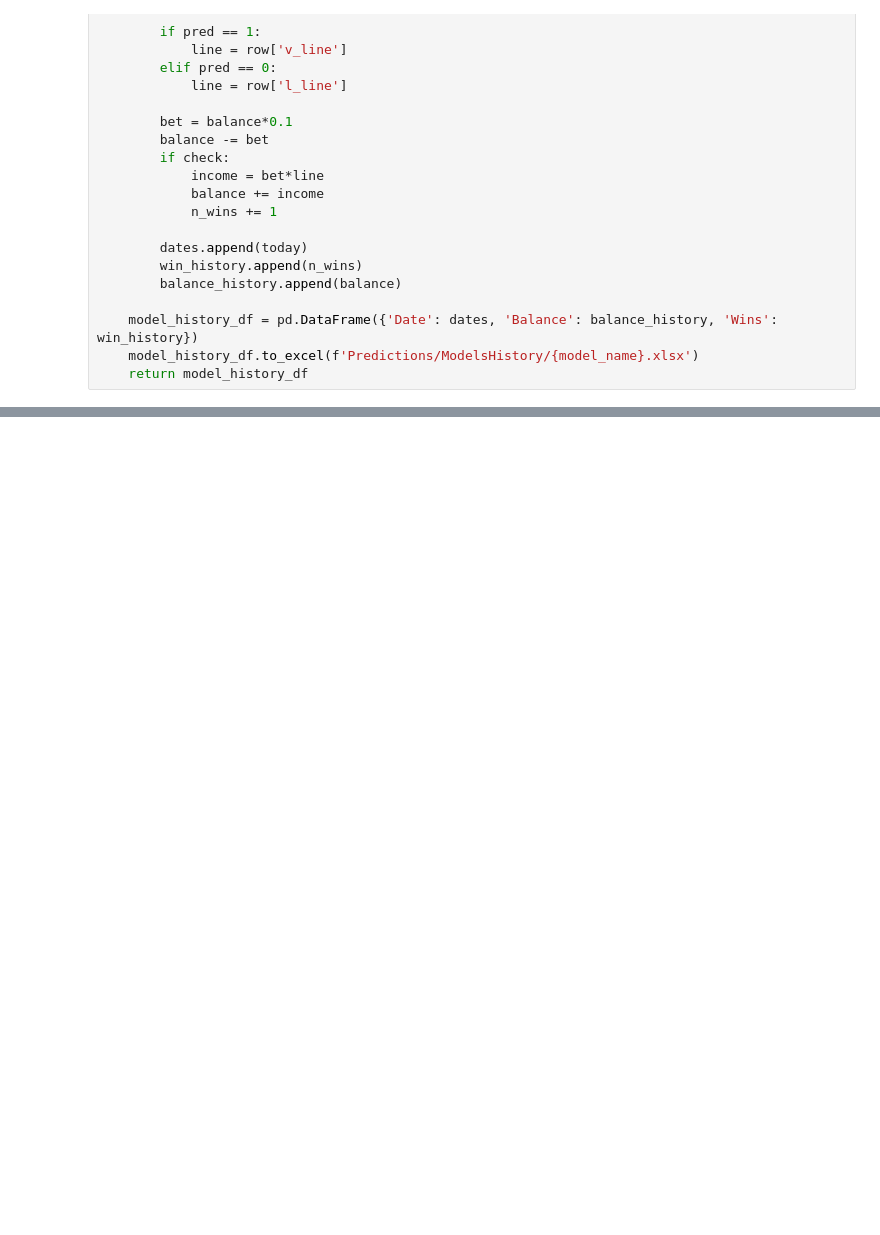
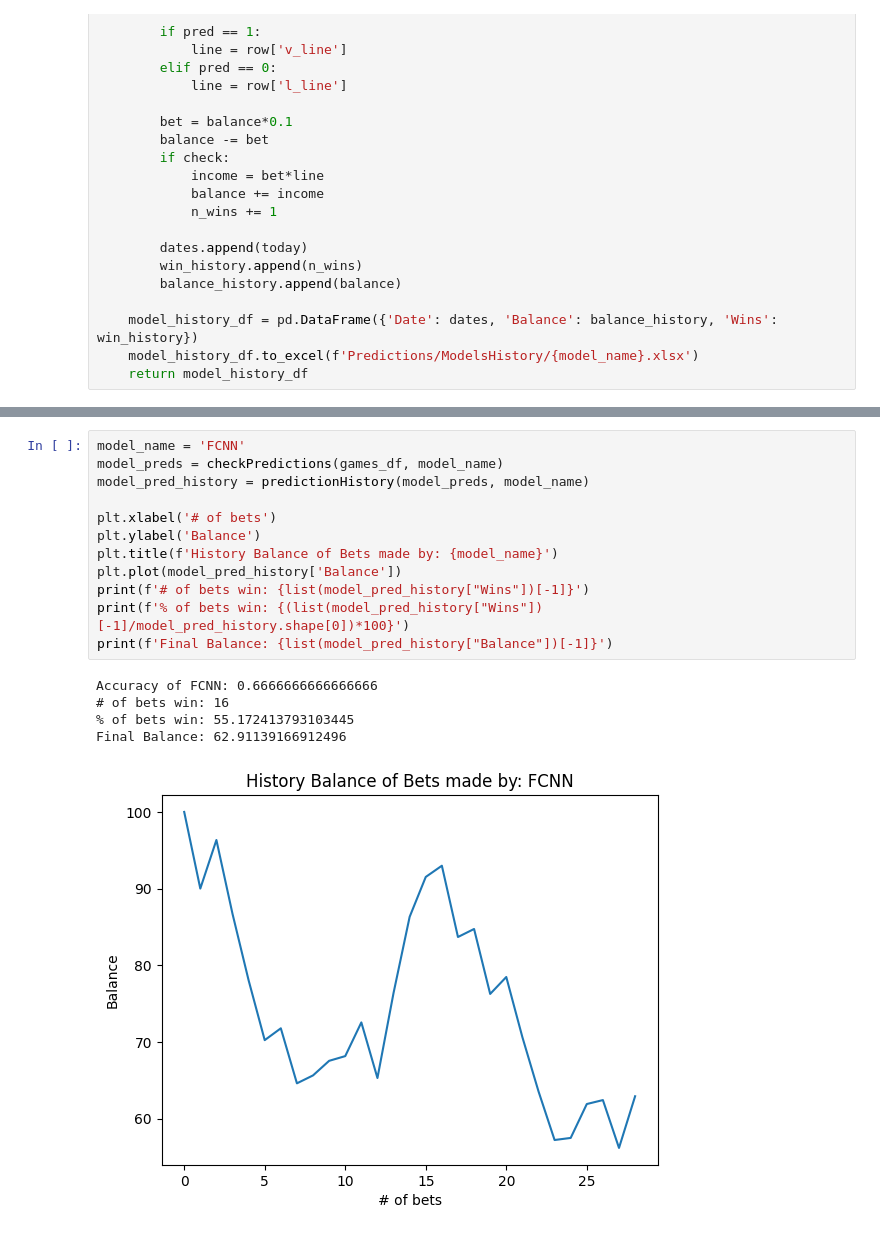
Before and after one commit to marioutiel/TFG, a Jupyter notebook: Predictions/CheckPredictions.ipynb, the cells around one changed output, grey strips where cells are left out. Saved outputs shown, nothing was run; the diff lists cells and outputs as text; blank space fills up the shorter version.

```diff
--- a/Predictions/CheckPredictions.ipynb
+++ b/Predictions/CheckPredictions.ipynb
@@ -165,0 +165,18 @@ Final Balance: 55.36077117113005
+# %%
+model_name = 'FCNN'
+model_preds = checkPredictions(games_df, model_name)
+model_pred_history = predictionHistory(model_preds, model_name)
+
+plt.xlabel('# of bets')
+plt.ylabel('Balance')
+plt.title(f'History Balance of Bets made by: {model_name}')
+plt.plot(model_pred_history['Balance'])
+print(f'# of bets win: {list(model_pred_history["Wins"])[-1]}')
+print(f'% of bets win: {(list(model_pred_history["Wins"])[-1]/model_pred_history.shape[0])*100}')
+print(f'Final Balance: {list(model_pred_history["Balance"])[-1]}')
+# %% [output]
+Accuracy of FCNN: 0.6666666666666666
+# of bets win: 16
+% of bets win: 55.172413793103445
+Final Balance: 62.91139166912496
+[figure, added]
```
Also changed, not shown: parts of 5 cells of this notebook, 58 other files.
